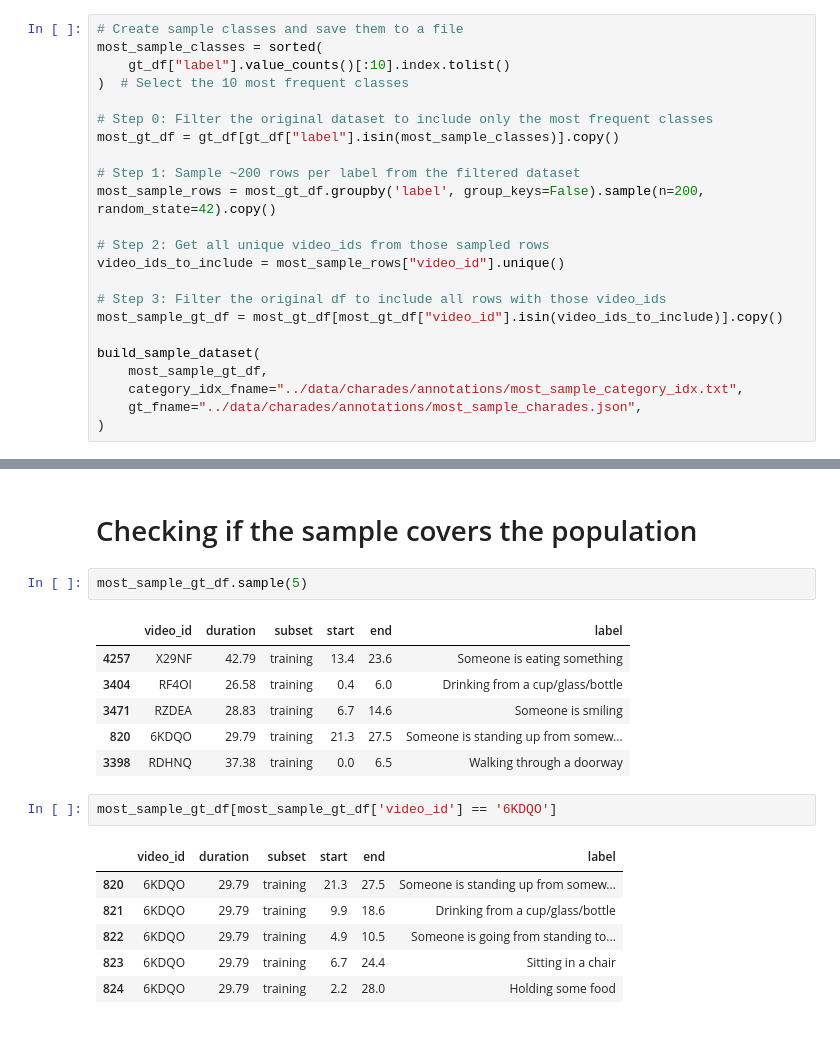
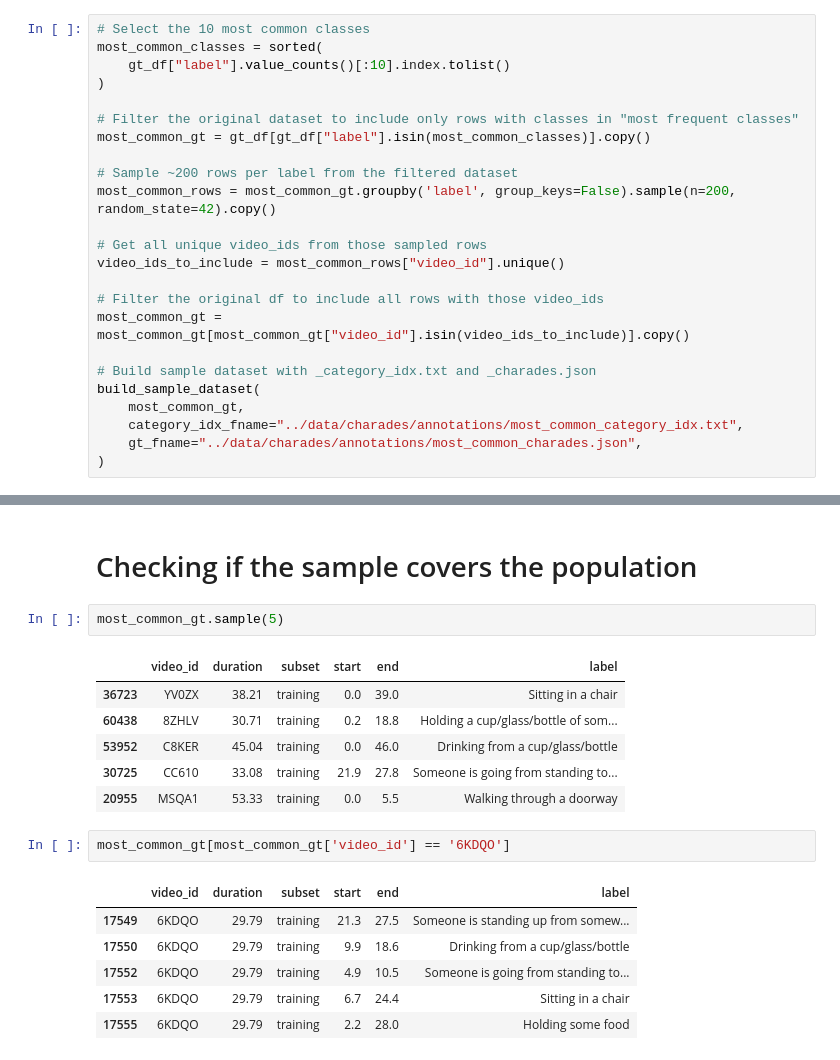
Before and after one commit to dangtna1/THUMOS-14_TAD, a Jupyter notebook: notebooks/charades_sample_building.ipynb, the cells around one changed output, grey strips where cells are left out. Cells and saved outputs as stored; diff of their text form.

```diff
--- a/notebooks/charades_sample_building.ipynb
+++ b/notebooks/charades_sample_building.ipynb
@@ -118,23 +129,24 @@ least_sample_gt_df[least_sample_gt_df["subset"] == "testing"].groupby("label").a
 # %%
-# Create sample classes and save them to a file
-most_sample_classes = sorted(
+# Select the 10 most common classes
+most_common_classes = sorted(
     gt_df["label"].value_counts()[:10].index.tolist()
-)  # Select the 10 most frequent classes
+)
 
-# Step 0: Filter the original dataset to include only the most frequent classes
-most_gt_df = gt_df[gt_df["label"].isin(most_sample_classes)].copy()
+# Filter the original dataset to include only rows with classes in "most frequent classes"
+most_common_gt = gt_df[gt_df["label"].isin(most_common_classes)].copy()
 
-# Step 1: Sample ~200 rows per label from the filtered dataset
-most_sample_rows = most_gt_df.groupby('label', group_keys=False).sample(n=200, random_state=42).copy()
+# Sample ~200 rows per label from the filtered dataset
+most_common_rows = most_common_gt.groupby('label', group_keys=False).sample(n=200, random_state=42).copy()
 
-# Step 2: Get all unique video_ids from those sampled rows
-video_ids_to_include = most_sample_rows["video_id"].unique()
+# Get all unique video_ids from those sampled rows
+video_ids_to_include = most_common_rows["video_id"].unique()
 
-# Step 3: Filter the original df to include all rows with those video_ids
-most_sample_gt_df = most_gt_df[most_gt_df["video_id"].isin(video_ids_to_include)].copy()
+# Filter the original df to include all rows with those video_ids
+most_common_gt = most_common_gt[most_common_gt["video_id"].isin(video_ids_to_include)].copy()
 
+# Build sample dataset with _category_idx.txt and _charades.json
 build_sample_dataset(
-    most_sample_gt_df,
-    category_idx_fname="../data/charades/annotations/most_sample_category_idx.txt",
-    gt_fname="../data/charades/annotations/most_sample_charades.json",
+    most_common_gt,
+    category_idx_fname="../data/charades/annotations/most_common_category_idx.txt",
+    gt_fname="../data/charades/annotations/most_common_charades.json",
 )
@@ -188,21 +195,21 @@ most_sample_gt_df[most_sample_gt_df["subset"] == "testing"].shape
 # %% [markdown]
 # Checking if the sample covers the population
 # %%
-most_sample_gt_df.sample(5)
+most_common_gt.sample(5)
 # %% [output]
 |  | video_id | duration | subset | start | end | label |
-| 4257 | X29NF | 42.79 | training | 13.4 | 23.6 | Someone is eating something |
-| 3404 | RF4OI | 26.58 | training | 0.4 | 6.0 | Drinking from a cup/glass/bottle |
-| 3471 | RZDEA | 28.83 | training | 6.7 | 14.6 | Someone is smiling |
-| 820 | 6KDQO | 29.79 | training | 21.3 | 27.5 | Someone is standing up from somew... |
-| 3398 | RDHNQ | 37.38 | training | 0.0 | 6.5 | Walking through a doorway |
+| 36723 | YV0ZX | 38.21 | training | 0.0 | 39.0 | Sitting in a chair |
+| 60438 | 8ZHLV | 30.71 | training | 0.2 | 18.8 | Holding a cup/glass/bottle of som... |
+| 53952 | C8KER | 45.04 | training | 0.0 | 46.0 | Drinking from a cup/glass/bottle |
+| 30725 | CC610 | 33.08 | training | 21.9 | 27.8 | Someone is going from standing to... |
+| 20955 | MSQA1 | 53.33 | training | 0.0 | 5.5 | Walking through a doorway |
 # %%
-most_sample_gt_df[most_sample_gt_df['video_id'] == '6KDQO']
+most_common_gt[most_common_gt['video_id'] == '6KDQO']
 # %% [output]
 |  | video_id | duration | subset | start | end | label |
-| 820 | 6KDQO | 29.79 | training | 21.3 | 27.5 | Someone is standing up from somew... |
-| 821 | 6KDQO | 29.79 | training | 9.9 | 18.6 | Drinking from a cup/glass/bottle |
-| 822 | 6KDQO | 29.79 | training | 4.9 | 10.5 | Someone is going from standing to... |
-| 823 | 6KDQO | 29.79 | training | 6.7 | 24.4 | Sitting in a chair |
-| 824 | 6KDQO | 29.79 | training | 2.2 | 28.0 | Holding some food |
+| 17549 | 6KDQO | 29.79 | training | 21.3 | 27.5 | Someone is standing up from somew... |
+| 17550 | 6KDQO | 29.79 | training | 9.9 | 18.6 | Drinking from a cup/glass/bottle |
+| 17552 | 6KDQO | 29.79 | training | 4.9 | 10.5 | Someone is going from standing to... |
+| 17553 | 6KDQO | 29.79 | training | 6.7 | 24.4 | Sitting in a chair |
+| 17555 | 6KDQO | 29.79 | training | 2.2 | 28.0 | Holding some food |
 # %%
```
Also changed, not shown: parts of 19 cells of this notebook.
